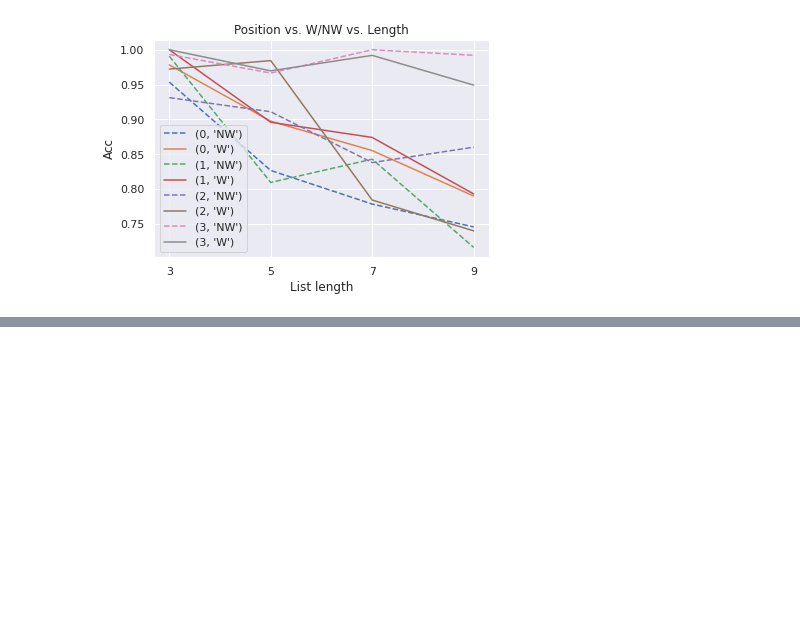
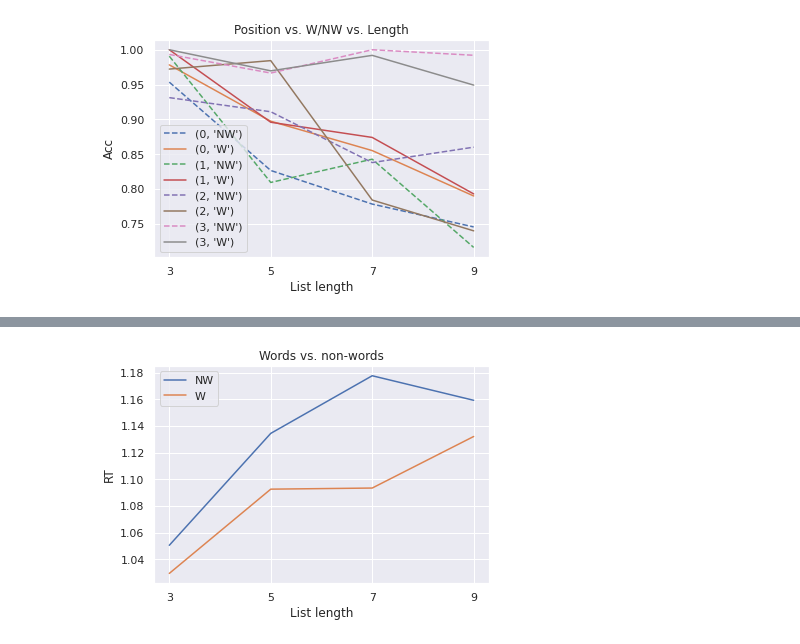
Before and after one commit to cristinarainich/Sternberg_analysis, a Jupyter notebook: EEG_dataset.ipynb, the cells around one changed output, grey strips where cells are left out. Cells and saved outputs as stored; diff of their text form; code cells hidden in the pictures; blank space fills up the shorter version.

```diff
--- a/EEG_dataset.ipynb
+++ b/EEG_dataset.ipynb
@@ -562,0 +586,26 @@ pl.title('Position vs. W/NW vs. Length');
+# %%
+words_nonwords = subset.copy()
+new_names = []
+names = words_nonwords.ProbeCategory.values
+for i in names:
+  if 'non-words' in i:
+    new_names.append('NW')
+  elif 'words' in i:
+    new_names.append('W')
+  else:
+    print('Check', i)
+    break
+words_nonwords['ProbeCategory'] = new_names
+
+pl.figure()
+words_nonwords = words_nonwords.groupby(['ProbeCategory', 'Length'])[['ReactionTime']].mean().reset_index()
+for i in words_nonwords.ProbeCategory.unique():
+  x = words_nonwords[words_nonwords['ProbeCategory'] == i]
+  pl.plot(x.Length, x.ReactionTime)
+pl.xticks(x.Length)
+pl.xlabel('List length')
+pl.ylabel('RT')
+pl.legend(words_nonwords.ProbeCategory.unique())
+pl.title('Words vs. non-words');
+# %% [output]
+[figure, added]
```
Also changed, not shown: parts of 11 cells of this notebook.
